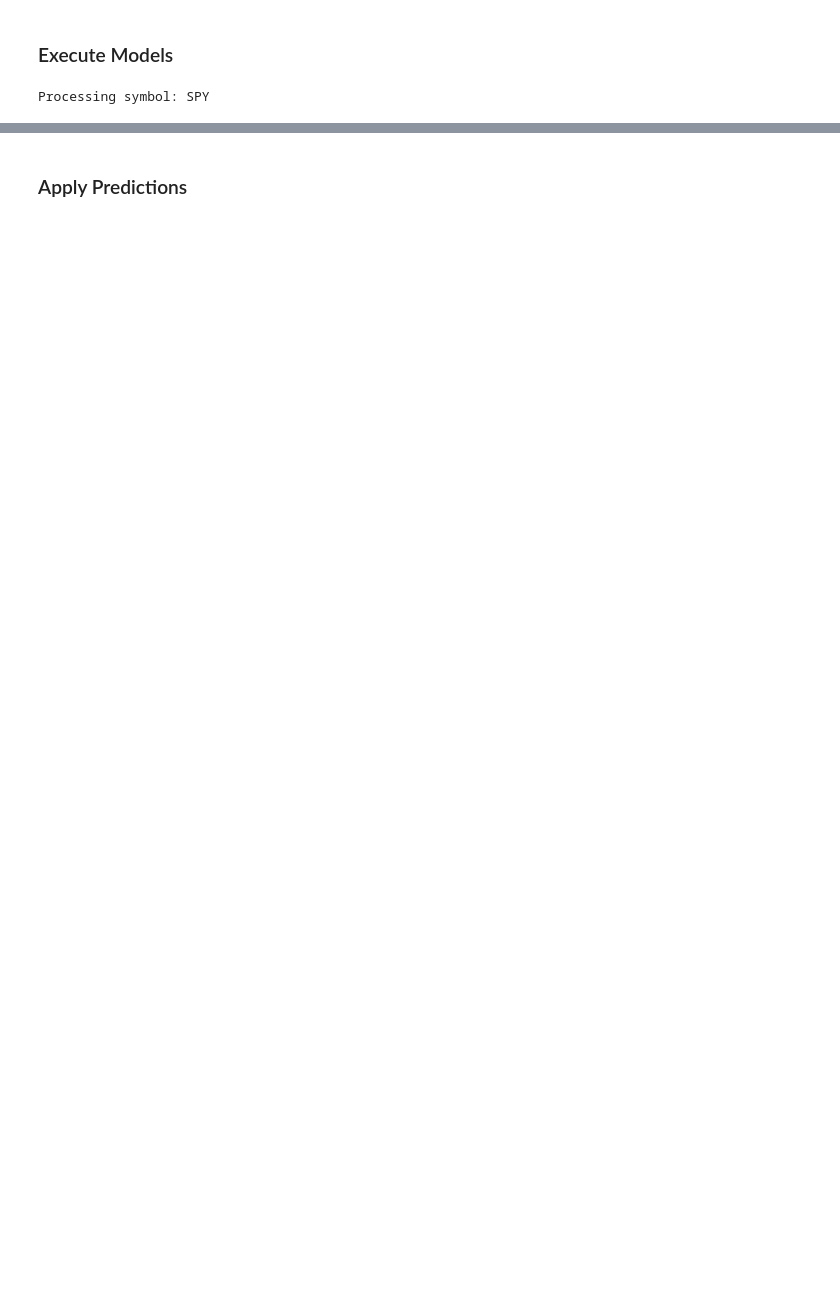
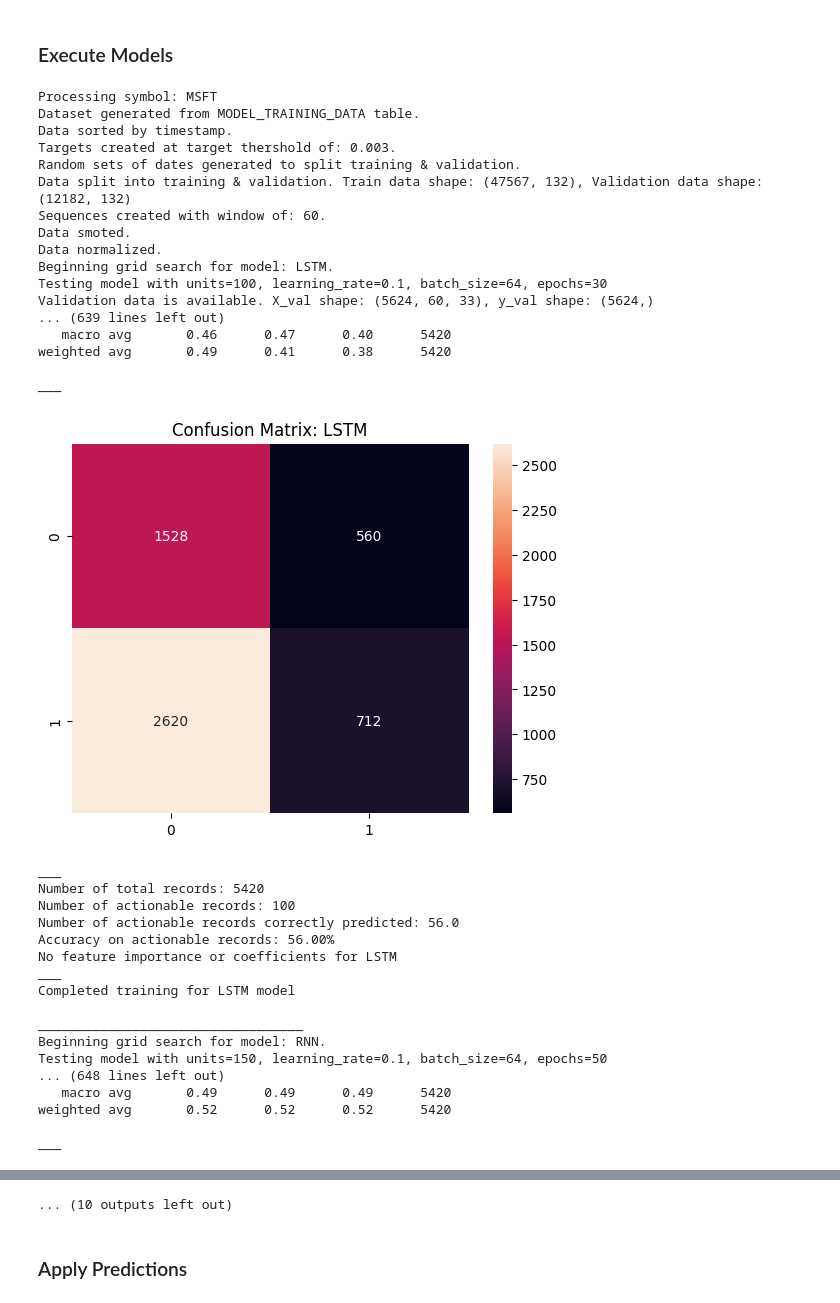
Before and after one commit to Karchensky/Alpaca-Scraper-Trader, a Jupyter notebook: alpaca.ipynb, the cells around one changed output, grey strips where cells are left out. Drawn from its saved outputs; the diff is of its cells as text; code cells hidden in the pictures; blank space fills up the shorter version.

Commit message:
testing

```diff
--- a/alpaca.ipynb
+++ b/alpaca.ipynb
@@ -1241,10 +1278,11 @@ atb = AlpacaTradingBot()
 atb = AlpacaTradingBot()
 
 # Define the list of stocks
-stocks = ["SPY"]
+stocks = ["MSFT"]
 
 # Define the time range for historical data
-start_date = (datetime.now() - timedelta(days=1)).strftime("%Y-%m-%d")
+start_date = '2018-01-01'
+# start_date = (datetime.now() - timedelta(days=1)).strftime("%Y-%m-%d")
 end_date = (datetime.now() - timedelta(days=1)).strftime("%Y-%m-%d")
 
 # Download and store historical data in the staging table
@@ -1309,14 +1356,14 @@ Parameters:
 """
 
 table_name = 'MODEL_TRAINING_DATA'
-target_threshold = .0015
-sequence_window = 10
+target_threshold = .003
+sequence_window = 60
 n_iter=20
 cv=3
-start_date = '2024-01-01'
+start_date = '2024-02-01'
 
 symbols = [
-    'SPY'
+    'MSFT'
     ]
 models = [
     'LSTM', 'RNN', 'CNN',
@@ -1329,35 +1376,69 @@ features = [
     'MACD_DIFF', 'ADX', 'RSI', 'STOCHASTIC_K', 'STOCHASTIC_D', 'CCI',
     'WILLIAMS_R','BOLLINGER_WIDTH_PERCENT', 'BOLLINGER_POSITION', 'ATR',
     'ICHIMOKU_TENKAN_SEN', 'RVI', 'FORCE_INDEX', 'AO_IND', 'HIGH_LOW_RANGE',
-    'CLOSE_PERCENT_RANGE', 'DAY_OF_WEEK', 'HOUR_OF_DAY', 'DAILY_MOVEMENT_SINCE_OPEN',
+    'DAY_OF_WEEK', 'HOUR_OF_DAY', 'DAILY_MOVEMENT_SINCE_OPEN',
     'WEEKLY_MOVEMENT_SINCE_OPEN', 'PCT_MOVEMENT_20_PERIODS', 'PCT_MOVEMENT_60_PERIODS'
     ]
 
     # Unused features
     # 'TRADE_COUNT', 'SMA_30', 'EMA_30', 'MACD', 'MACD_SIGNAL', 'BOLLINGER_HBAND', 'OBV', 'ICHIMOKU_SENKOU_SPAN_A', 'ICHIMOKU_SENKOU_SPAN_B',
     # 'BOLLINGER_LBAND', 'BOLLINGER_MBAND', 'RSI_LAG1', 'MACD_DIFF_LAG1', 'CCI_LAG1', 'ADX_LAG1',
     # 'CLOSE_LAG1', 'VOLUME_LAG1', 'VWAP_LAG1', 'ATR_LAG1', 'RSI_LAG2',
     # 'MACD_DIFF_LAG2', 'CCI_LAG2', 'ADX_LAG2', 'CLOSE_LAG2', 'VOLUME_LAG2',
     # 'VWAP_LAG2', 'ATR_LAG2', 'RSI_LAG3', 'MACD_DIFF_LAG3', 'CCI_LAG3',
     # 'ADX_LAG3', 'CLOSE_LAG3', 'VOLUME_LAG3', 'VWAP_LAG3', 'ATR_LAG3',
     # 'RSI_LAG4', 'MACD_DIFF_LAG4', 'CCI_LAG4', 'ADX_LAG4', 'CLOSE_LAG4',
     # 'VOLUME_LAG4', 'VWAP_LAG4', 'ATR_LAG4', 'RSI_LAG5', 'MACD_DIFF_LAG5',
     # 'CCI_LAG5', 'ADX_LAG5', 'CLOSE_LAG5', 'VOLUME_LAG5', 'VWAP_LAG5',
     # 'ATR_LAG5', 'RSI_LAG10', 'MACD_DIFF_LAG10', 'CCI_LAG10', 'ADX_LAG10',
     # 'CLOSE_LAG10', 'VOLUME_LAG10', 'VWAP_LAG10', 'ATR_LAG10', 'RSI_LAG20',
     # 'MACD_DIFF_LAG20', 'CCI_LAG20', 'ADX_LAG20', 'CLOSE_LAG20', 'VOLUME_LAG20',
     # 'VWAP_LAG20', 'ATR_LAG20', 'RSI_LAG30', 'MACD_DIFF_LAG30', 'CCI_LAG30',
     # 'ADX_LAG30', 'CLOSE_LAG30', 'VOLUME_LAG30', 'VWAP_LAG30', 'ATR_LAG30',
     # 'RSI_SQUARED', 'CCI_SQUARED', 'MACD_SQUARED', 'ADX_SQUARED',
     # 'MACD_DIFF_SQUARED', 'STOCHASTIC_D_SQUARED', 'STOCHASTIC_K_SQUARED',
     # 'WILLIAMS_R_SQUARED', 'OBV_SQUARED', 'BOLLINGER_WIDTH_PERCENT_SQUARED',
     # 'SMA_30_RSI', 'MACD_STOCHASTIC_K', 'EMA_30_ATR', 'RSI_MACD_DIFF_INTERACTION',
     # 'SMA_30_ADX_INTERACTION', 'BOLLINGER_POSITION_ATR_INTERACTION', 'TIME_OF_DAY',
 
 # Run sequential models
 for symbol in symbols:
     print(f"Processing symbol: {symbol}")
     atb.modeling_build(models, table_name, features, symbol, target_threshold, sequence_window, n_iter, cv, start_date)
     print(f"Completed modeling for symbol: {symbol}\n")
 # %% [output]
-Processing symbol: SPY
+Processing symbol: MSFT
+Dataset generated from MODEL_TRAINING_DATA table.
+Data sorted by timestamp.
+Targets created at target thershold of: 0.003.
+Random sets of dates generated to split training & validation.
+Data split into training & validation. Train data shape: (47567, 132), Validation data shape: (12182, 132)
+Sequences created with window of: 60.
+Data smoted.
+Data normalized.
+Beginning grid search for model: LSTM.
+Testing model with units=100, learning_rate=0.1, batch_size=64, epochs=30
+Validation data is available. X_val shape: (5624, 60, 33), y_val shape: (5624,)
+... (639 lines left out)
+   macro avg       0.46      0.47      0.40      5420
+weighted avg       0.49      0.41      0.38      5420
+
+___
+[figure, added]
+___
+Number of total records: 5420
+Number of actionable records: 100
+Number of actionable records correctly predicted: 56.0
+Accuracy on actionable records: 56.00%
+No feature importance or coefficients for LSTM
+___
+Completed training for LSTM model
+
+__________________________________
+Beginning grid search for model: RNN.
+Testing model with units=150, learning_rate=0.1, batch_size=64, epochs=50
+... (648 lines left out)
+   macro avg       0.49      0.49      0.49      5420
+weighted avg       0.52      0.52      0.52      5420
+
+___
@@ -1364,3 +1518,4 @@ Processing symbol: SPY
+... (10 outputs left out)
 # %% [markdown]
 ### Apply Predictions
 # %%
```
Also changed, not shown: parts of 5 cells of this notebook.
